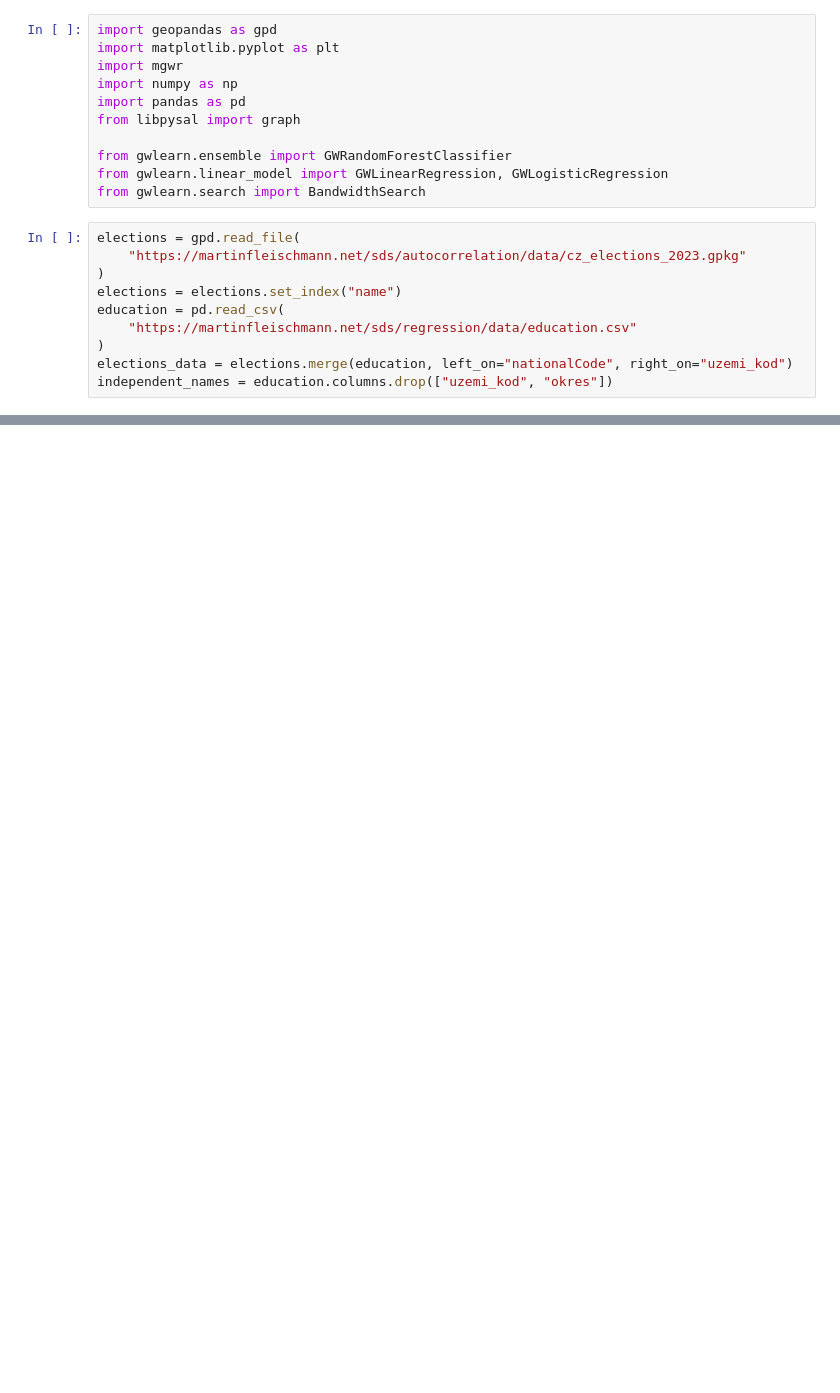
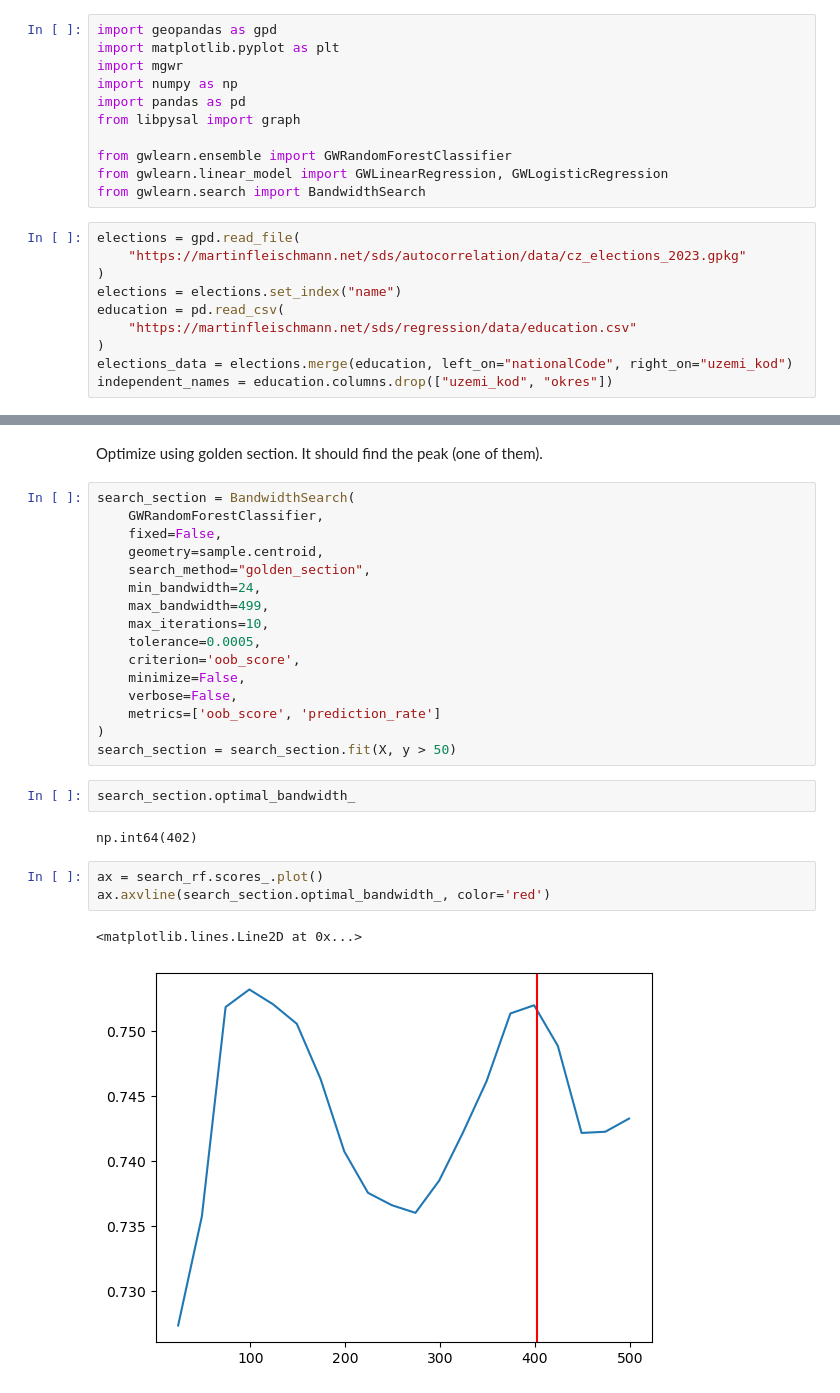
Before and after one commit to pysal/gwlearn, a Jupyter notebook: docs/source/elections.ipynb, the cells around one changed output, grey strips where cells are left out. Cells and saved outputs as stored; diff of their text form; blank space fills up the shorter version.

```diff
--- a/docs/source/elections.ipynb
+++ b/docs/source/elections.ipynb
@@ -65,0 +52,28 @@ search_rf.metrics_.oob_score.plot()
+# %% [markdown]
+Optimize using golden section. It should find the peak (one of them).
+# %%
+search_section = BandwidthSearch(
+    GWRandomForestClassifier,
+    fixed=False,
+    geometry=sample.centroid,
+    search_method="golden_section",
+    min_bandwidth=24,
+    max_bandwidth=499,
+    max_iterations=10,
+    tolerance=0.0005,
+    criterion='oob_score',
+    minimize=False,
+    verbose=False,
+    metrics=['oob_score', 'prediction_rate']
+)
+search_section = search_section.fit(X, y > 50)
+# %%
+search_section.optimal_bandwidth_
+# %% [output]
+np.int64(402)
+# %%
+ax = search_rf.scores_.plot()
+ax.axvline(search_section.optimal_bandwidth_, color='red')
+# %% [output]
+<matplotlib.lines.Line2D at 0x...>
+[figure, added]
```
Also changed, not shown: parts of 6 cells of this notebook.
